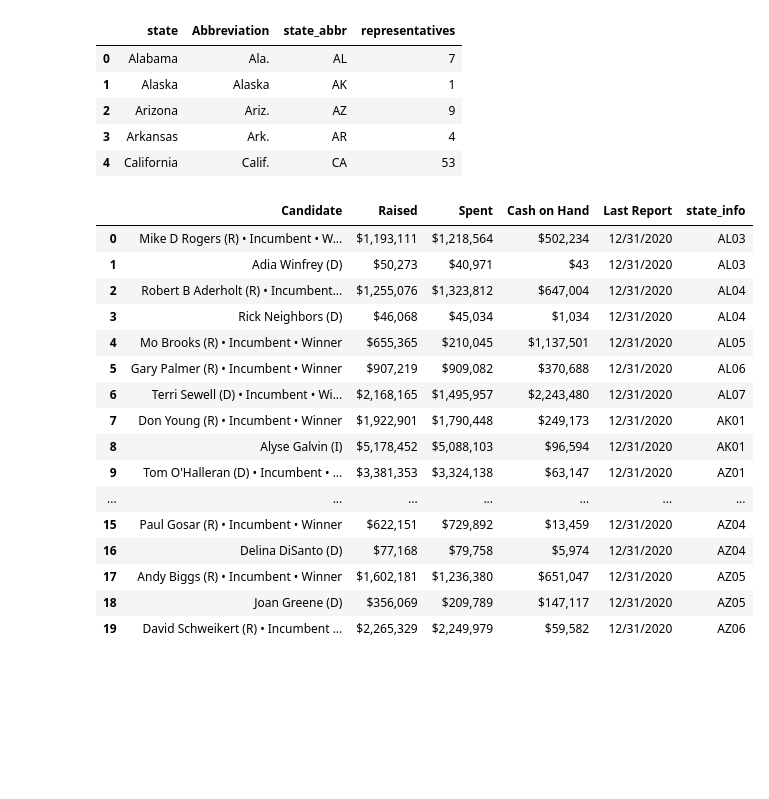
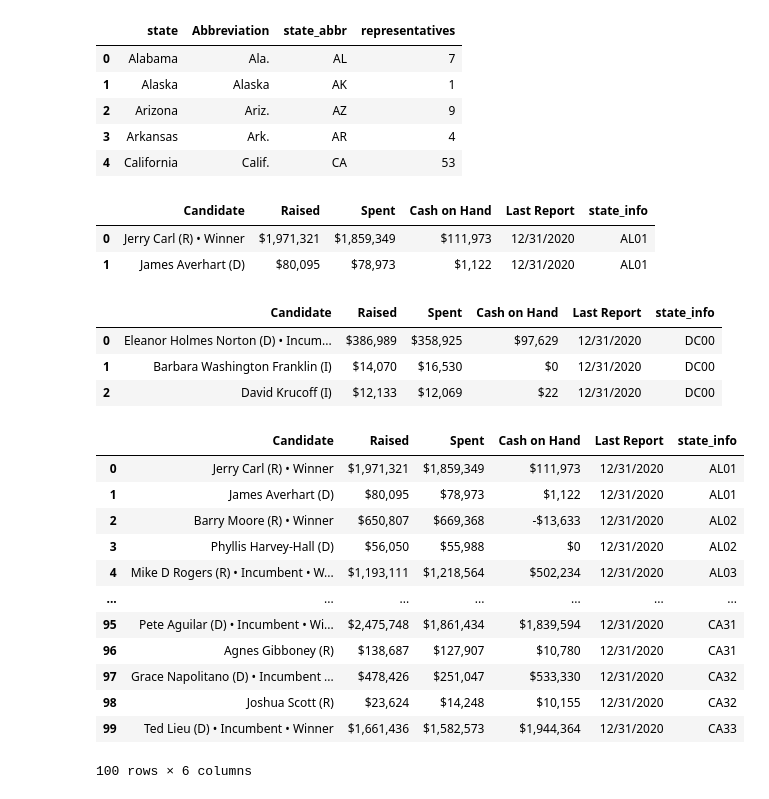
Before and after one commit to nedatahe/webscraping_open_secrets-blue-barracudas-1, a Jupyter notebook: notebooks/webscraping-project.ipynb, the cells around one changed output. Saved outputs shown, nothing was run; the diff lists cells and outputs as text; code cells hidden in the pictures; blank space fills up the shorter version.

```diff
--- a/notebooks/webscraping-project.ipynb
+++ b/notebooks/webscraping-project.ipynb
@@ -297,25 +297,45 @@ for table in table_list:
 # %%
 base_table = base_table.reset_index(drop = True)
 #base_table = base_table.assign(Name = '', Party = '', Winner = '', Incumbent = '')
-base_table.head(20)
+base_table.head(2)
 # %% [output]
 |  | Candidate | Raised | Spent | Cash on Hand | Last Report | state_info |
-| 0 | Mike D Rogers (R) • Incumbent • W... | $1,193,111 | $1,218,564 | $502,234 | 12/31/2020 | AL03 |
-| 1 | Adia Winfrey (D) | $50,273 | $40,971 | $43 | 12/31/2020 | AL03 |
-| 2 | Robert B Aderholt (R) • Incumbent... | $1,255,076 | $1,323,812 | $647,004 | 12/31/2020 | AL04 |
-| 3 | Rick Neighbors (D) | $46,068 | $45,034 | $1,034 | 12/31/2020 | AL04 |
-| 4 | Mo Brooks (R) • Incumbent • Winner | $655,365 | $210,045 | $1,137,501 | 12/31/2020 | AL05 |
-| 5 | Gary Palmer (R) • Incumbent • Winner | $907,219 | $909,082 | $370,688 | 12/31/2020 | AL06 |
-| 6 | Terri Sewell (D) • Incumbent • Wi... | $2,168,165 | $1,495,957 | $2,243,480 | 12/31/2020 | AL07 |
-| 7 | Don Young (R) • Incumbent • Winner | $1,922,901 | $1,790,448 | $249,173 | 12/31/2020 | AK01 |
-| 8 | Alyse Galvin (I) | $5,178,452 | $5,088,103 | $96,594 | 12/31/2020 | AK01 |
-| 9 | Tom O'Halleran (D) • Incumbent • ... | $3,381,353 | $3,324,138 | $63,147 | 12/31/2020 | AZ01 |
-| ... | ... | ... | ... | ... | ... | ... |
-| 15 | Paul Gosar (R) • Incumbent • Winner | $622,151 | $729,892 | $13,459 | 12/31/2020 | AZ04 |
-| 16 | Delina DiSanto (D) | $77,168 | $79,758 | $5,974 | 12/31/2020 | AZ04 |
-| 17 | Andy Biggs (R) • Incumbent • Winner | $1,602,181 | $1,236,380 | $651,047 | 12/31/2020 | AZ05 |
-| 18 | Joan Greene (D) | $356,069 | $209,789 | $147,117 | 12/31/2020 | AZ05 |
-| 19 | David Schweikert (R) • Incumbent ... | $2,265,329 | $2,249,979 | $59,582 | 12/31/2020 | AZ06 |
+| 0 | Jerry Carl (R) • Winner | $1,971,321 | $1,859,349 | $111,973 | 12/31/2020 | AL01 |
+| 1 | James Averhart (D) | $80,095 | $78,973 | $1,122 | 12/31/2020 | AL01 |
+# %%
+URL = 'https://www.opensecrets.org/races/summary?cycle=2020&id=DC00'
+response = requests.get(URL)
+type(response)
+response.status_code
+soup = BS(response.text)
+soup.find('table')
+table_html = str(soup.find('table'))
+dc_table = pd.read_html(str(soup.find('table')))[0]
+#create columns and values for them
+dc_table['state_info'] = 'DC00'
+dc_table
+# %% [output]
+|  | Candidate | Raised | Spent | Cash on Hand | Last Report | state_info |
+| 0 | Eleanor Holmes Norton (D) • Incum... | $386,989 | $358,925 | $97,629 | 12/31/2020 | DC00 |
+| 1 | Barbara Washington Franklin (I) | $14,070 | $16,530 | $0 | 12/31/2020 | DC00 |
+| 2 | David Krucoff (I) | $12,133 | $12,069 | $22 | 12/31/2020 | DC00 |
+# %%
+base_table = pd.concat([base_table, dc_table])
+base_table.head(100)
+# %% [output]
+|  | Candidate | Raised | Spent | Cash on Hand | Last Report | state_info |
+| 0 | Jerry Carl (R) • Winner | $1,971,321 | $1,859,349 | $111,973 | 12/31/2020 | AL01 |
+| 1 | James Averhart (D) | $80,095 | $78,973 | $1,122 | 12/31/2020 | AL01 |
+| 2 | Barry Moore (R) • Winner | $650,807 | $669,368 | -$13,633 | 12/31/2020 | AL02 |
+| 3 | Phyllis Harvey-Hall (D) | $56,050 | $55,988 | $0 | 12/31/2020 | AL02 |
+| 4 | Mike D Rogers (R) • Incumbent • W... | $1,193,111 | $1,218,564 | $502,234 | 12/31/2020 | AL03 |
+| ... | ... | ... | ... | ... | ... | ... |
+| 95 | Pete Aguilar (D) • Incumbent • Wi... | $2,475,748 | $1,861,434 | $1,839,594 | 12/31/2020 | CA31 |
+| 96 | Agnes Gibboney (R) | $138,687 | $127,907 | $10,780 | 12/31/2020 | CA31 |
+| 97 | Grace Napolitano (D) • Incumbent ... | $478,426 | $251,047 | $533,330 | 12/31/2020 | CA32 |
+| 98 | Joshua Scott (R) | $23,624 | $14,248 | $10,155 | 12/31/2020 | CA32 |
+| 99 | Ted Lieu (D) • Incumbent • Winner | $1,661,436 | $1,582,573 | $1,944,364 | 12/31/2020 | CA33 |
+100 rows × 6 columns
 # %%
 #clean the dataframe
 base_table['winner'] = base_table['Candidate'].str.extract('([wW]inner)')
```
Also changed, not shown: parts of 12 cells of this notebook.
